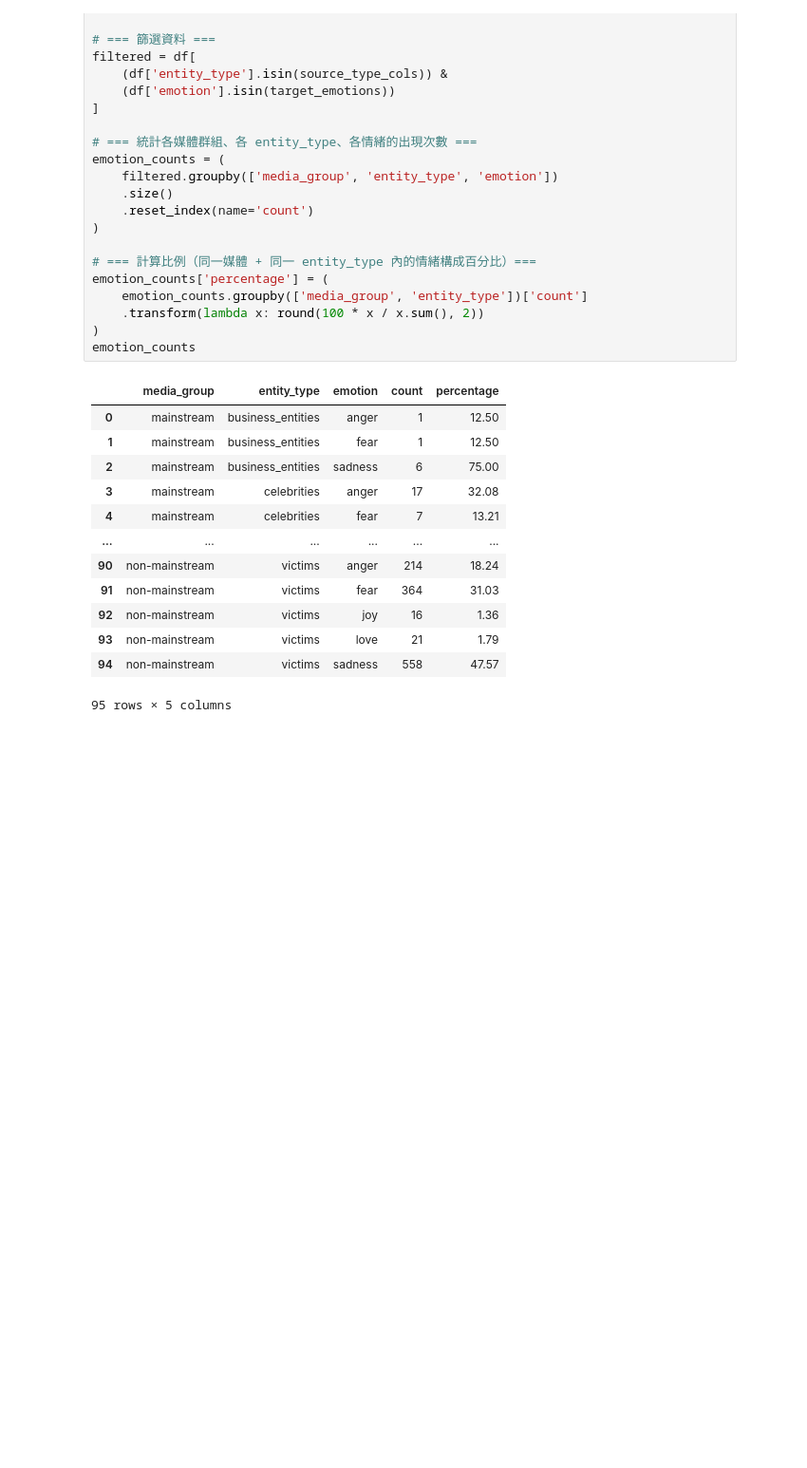
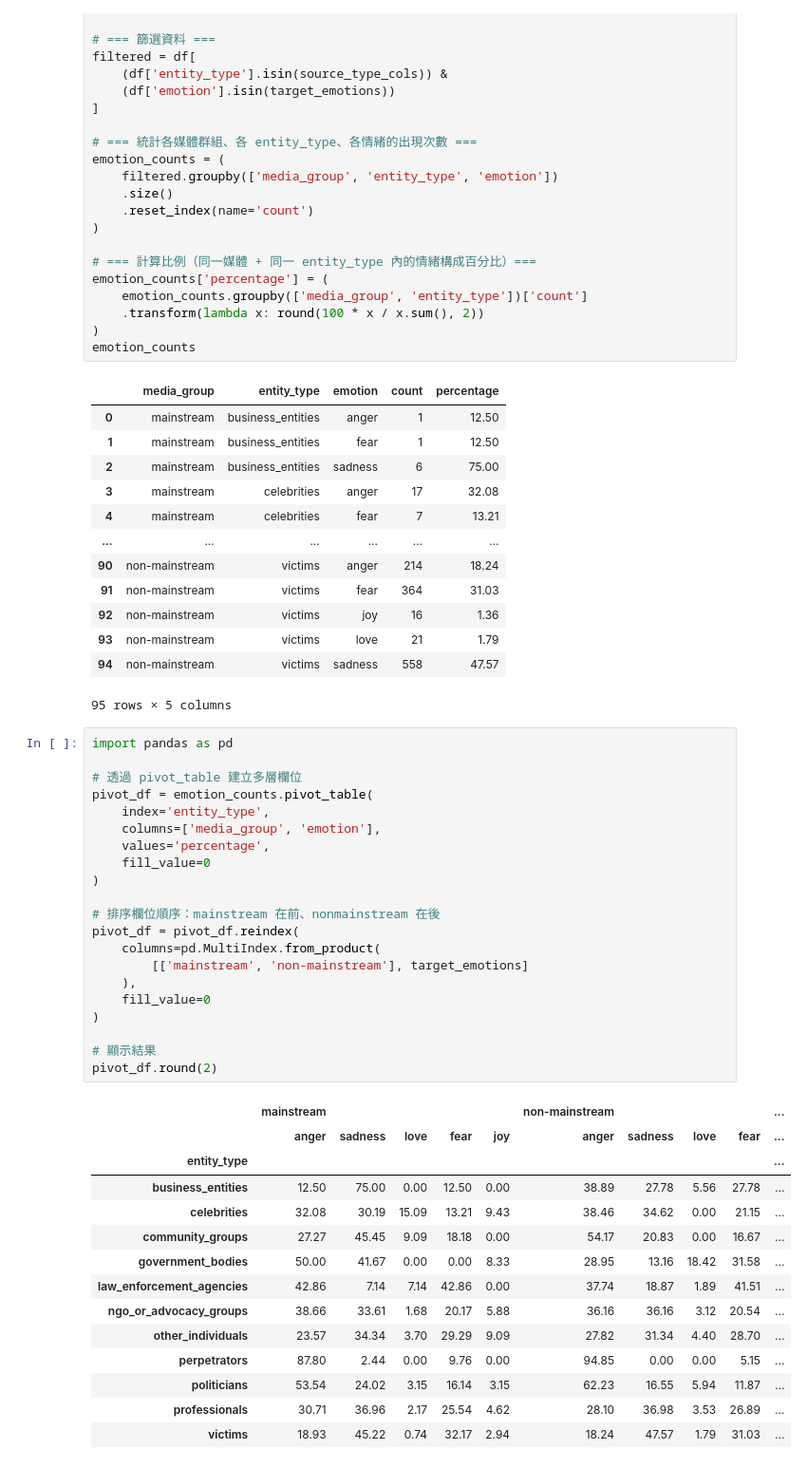
Before and after one commit to xrueiii/2025IMProject, a Jupyter notebook: RQ2-2/emotion-gpt-analysis.ipynb, the cells around one changed output. Shown at 95% size. Drawn from its saved outputs; the diff is of its cells as text; blank space fills up the shorter version.

Commit message:
emotion analysis

```diff
--- a/RQ2-2/emotion-gpt-analysis.ipynb
+++ b/RQ2-2/emotion-gpt-analysis.ipynb
@@ -928,6 +928,42 @@ emotion_counts
 | 93 | non-mainstream | victims | love | 21 | 1.79 |
 | 94 | non-mainstream | victims | sadness | 558 | 47.57 |
 95 rows × 5 columns
+# %%
+import pandas as pd
+
+# 透過 pivot_table 建立多層欄位
+pivot_df = emotion_counts.pivot_table(
+    index='entity_type',
+    columns=['media_group', 'emotion'],
+    values='percentage',
+    fill_value=0
+)
+
+# 排序欄位順序：mainstream 在前、nonmainstream 在後
+pivot_df = pivot_df.reindex(
+    columns=pd.MultiIndex.from_product(
+        [['mainstream', 'non-mainstream'], target_emotions]
+    ),
+    fill_value=0
+)
+
+# 顯示結果
+pivot_df.round(2)
+# %% [output]
+|  | mainstream |  |  |  |  | non-mainstream |  |  |  | ... |
+|  | anger | sadness | love | fear | joy | anger | sadness | love | fear | ... |
+| entity_type |  |  |  |  |  |  |  |  |  | ... |
+| business_entities | 12.50 | 75.00 | 0.00 | 12.50 | 0.00 | 38.89 | 27.78 | 5.56 | 27.78 | ... |
+| celebrities | 32.08 | 30.19 | 15.09 | 13.21 | 9.43 | 38.46 | 34.62 | 0.00 | 21.15 | ... |
+| community_groups | 27.27 | 45.45 | 9.09 | 18.18 | 0.00 | 54.17 | 20.83 | 0.00 | 16.67 | ... |
+| government_bodies | 50.00 | 41.67 | 0.00 | 0.00 | 8.33 | 28.95 | 13.16 | 18.42 | 31.58 | ... |
+| law_enforcement_agencies | 42.86 | 7.14 | 7.14 | 42.86 | 0.00 | 37.74 | 18.87 | 1.89 | 41.51 | ... |
+| ngo_or_advocacy_groups | 38.66 | 33.61 | 1.68 | 20.17 | 5.88 | 36.16 | 36.16 | 3.12 | 20.54 | ... |
+| other_individuals | 23.57 | 34.34 | 3.70 | 29.29 | 9.09 | 27.82 | 31.34 | 4.40 | 28.70 | ... |
+| perpetrators | 87.80 | 2.44 | 0.00 | 9.76 | 0.00 | 94.85 | 0.00 | 0.00 | 5.15 | ... |
+| politicians | 53.54 | 24.02 | 3.15 | 16.14 | 3.15 | 62.23 | 16.55 | 5.94 | 11.87 | ... |
+| professionals | 30.71 | 36.96 | 2.17 | 25.54 | 4.62 | 28.10 | 36.98 | 3.53 | 26.89 | ... |
+| victims | 18.93 | 45.22 | 0.74 | 32.17 | 2.94 | 18.24 | 47.57 | 1.79 | 31.03 | ... |
 # %%
 import matplotlib.pyplot as plt
 import numpy as np
```
Also changed, not shown: parts of 4 cells of this notebook.
